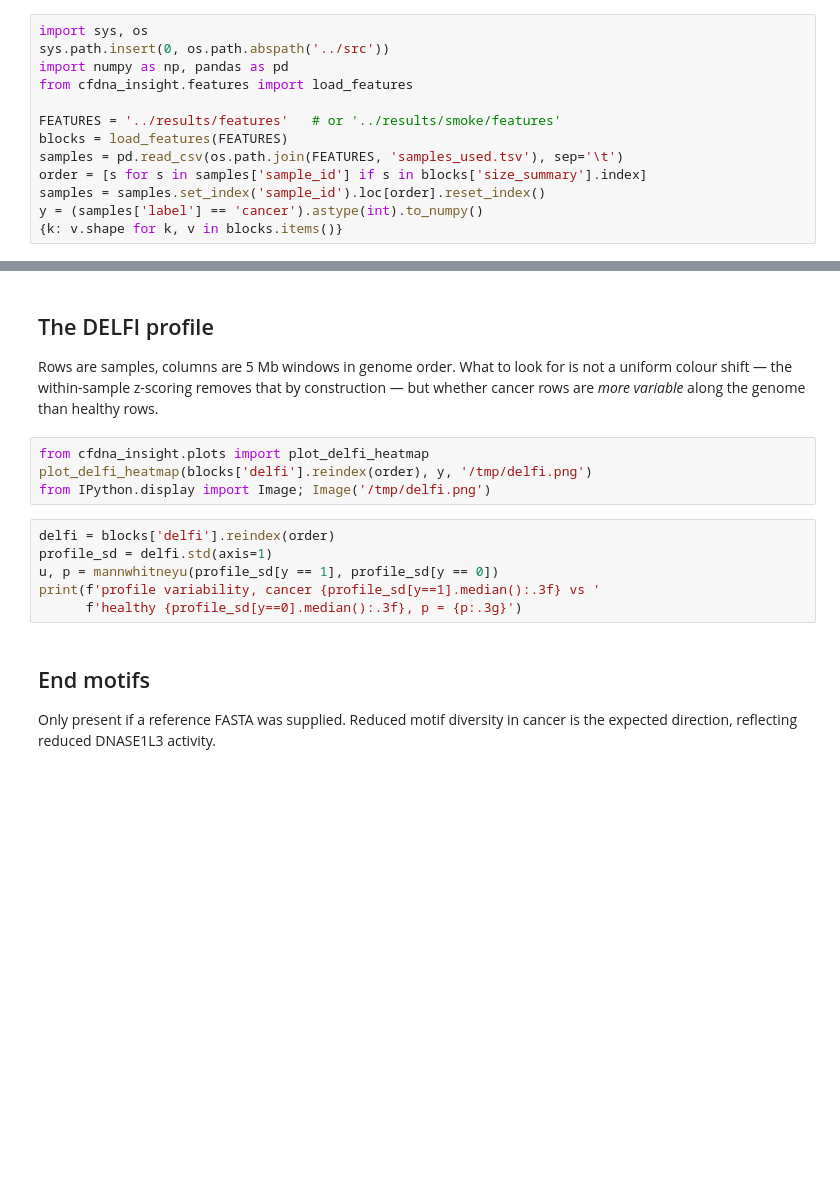
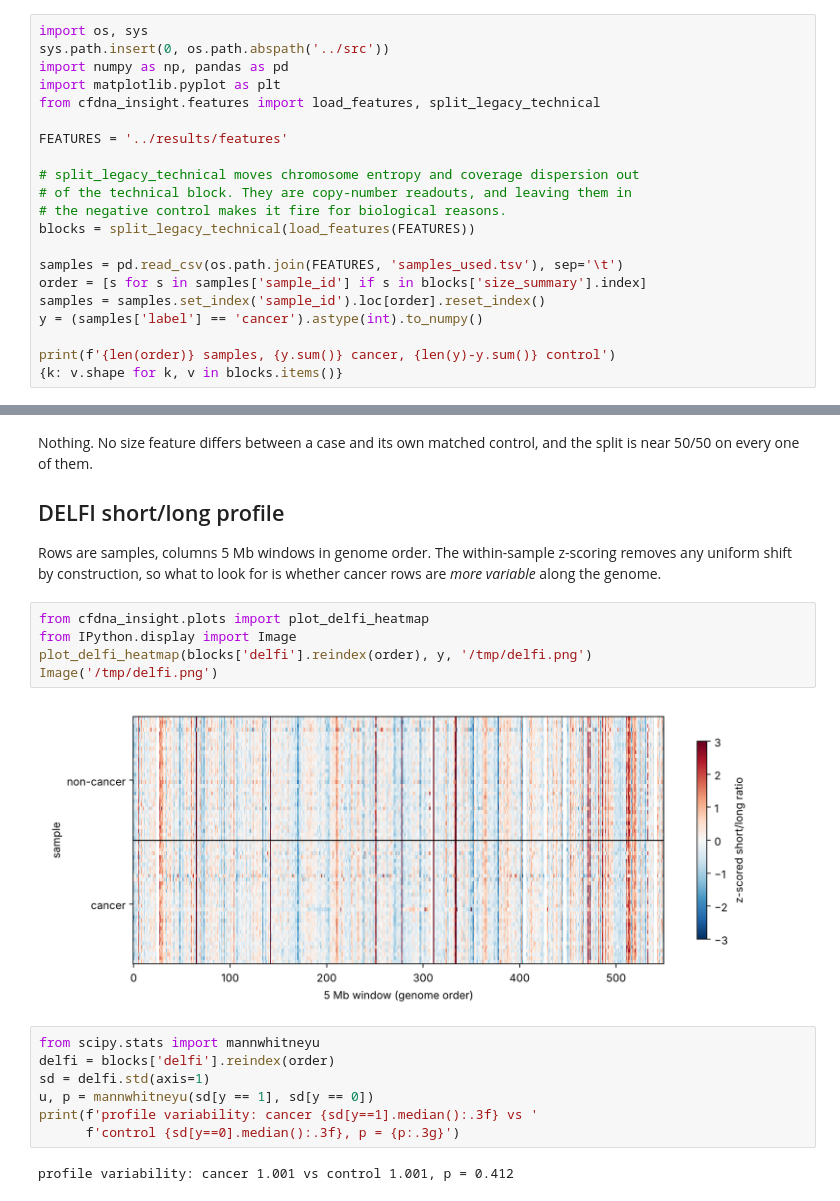
Before and after one commit to Bioinformatics-AI-Lab/cfDNA-Insight, a Jupyter notebook: notebooks/02_fragmentomics.ipynb, the cells around one changed output, grey strips where cells are left out. Saved outputs shown, nothing was run; the diff lists cells and outputs as text; blank space fills up the shorter version.

```diff
--- a/notebooks/02_fragmentomics.ipynb
+++ b/notebooks/02_fragmentomics.ipynb
@@ -6,13 +6,21 @@ between groups are the ones the literature predicts.
 # %%
-import sys, os
+import os, sys
 sys.path.insert(0, os.path.abspath('../src'))
 import numpy as np, pandas as pd
-from cfdna_insight.features import load_features
+import matplotlib.pyplot as plt
+from cfdna_insight.features import load_features, split_legacy_technical
 
-FEATURES = '../results/features'   # or '../results/smoke/features'
-blocks = load_features(FEATURES)
+FEATURES = '../results/features'
+
+# split_legacy_technical moves chromosome entropy and coverage dispersion out
+# of the technical block. They are copy-number readouts, and leaving them in
+# the negative control makes it fire for biological reasons.
+blocks = split_legacy_technical(load_features(FEATURES))
+
 samples = pd.read_csv(os.path.join(FEATURES, 'samples_used.tsv'), sep='\t')
 order = [s for s in samples['sample_id'] if s in blocks['size_summary'].index]
 samples = samples.set_index('sample_id').loc[order].reset_index()
 y = (samples['label'] == 'cancer').astype(int).to_numpy()
+
+print(f'{len(order)} samples, {y.sum()} cancer, {len(y)-y.sum()} control')
 {k: v.shape for k, v in blocks.items()}
@@ -39,22 +72,25 @@ res
 # %% [markdown]
-## The DELFI profile
+Nothing. No size feature differs between a case and its own matched
+control, and the split is near 50/50 on every one of them.
 
-Rows are samples, columns are 5 Mb windows in genome order. What to look
-for is not a uniform colour shift — the within-sample z-scoring removes
-that by construction — but whether cancer rows are *more variable* along
-the genome than healthy rows.
+## DELFI short/long profile
+
+Rows are samples, columns 5 Mb windows in genome order. The within-sample
+z-scoring removes any uniform shift by construction, so what to look for is
+whether cancer rows are *more variable* along the genome.
 # %%
 from cfdna_insight.plots import plot_delfi_heatmap
+from IPython.display import Image
 plot_delfi_heatmap(blocks['delfi'].reindex(order), y, '/tmp/delfi.png')
-from IPython.display import Image; Image('/tmp/delfi.png')
+Image('/tmp/delfi.png')
+# %% [output]
+[figure, added]
 # %%
+from scipy.stats import mannwhitneyu
 delfi = blocks['delfi'].reindex(order)
-profile_sd = delfi.std(axis=1)
-u, p = mannwhitneyu(profile_sd[y == 1], profile_sd[y == 0])
-print(f'profile variability, cancer {profile_sd[y==1].median():.3f} vs '
-      f'healthy {profile_sd[y==0].median():.3f}, p = {p:.3g}')
+sd = delfi.std(axis=1)
+u, p = mannwhitneyu(sd[y == 1], sd[y == 0])
+print(f'profile variability: cancer {sd[y==1].median():.3f} vs '
+      f'control {sd[y==0].median():.3f}, p = {p:.3g}')
+# %% [output]
+profile variability: cancer 1.001 vs control 1.001, p = 0.412
-# %% [markdown]
-## End motifs
-
-Only present if a reference FASTA was supplied. Reduced motif diversity
-in cancer is the expected direction, reflecting reduced DNASE1L3 activity.
```
Also changed, not shown: parts of 11 cells of this notebook, 14 other files.
